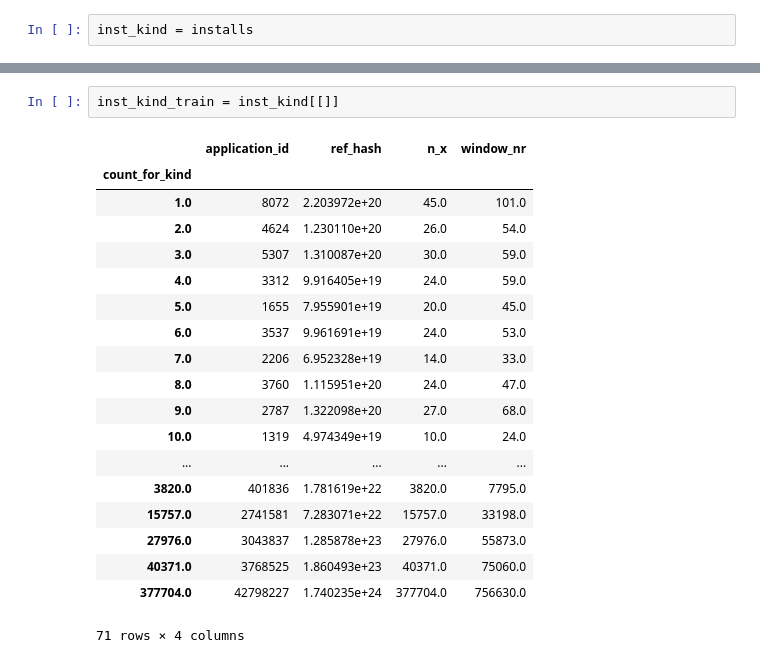
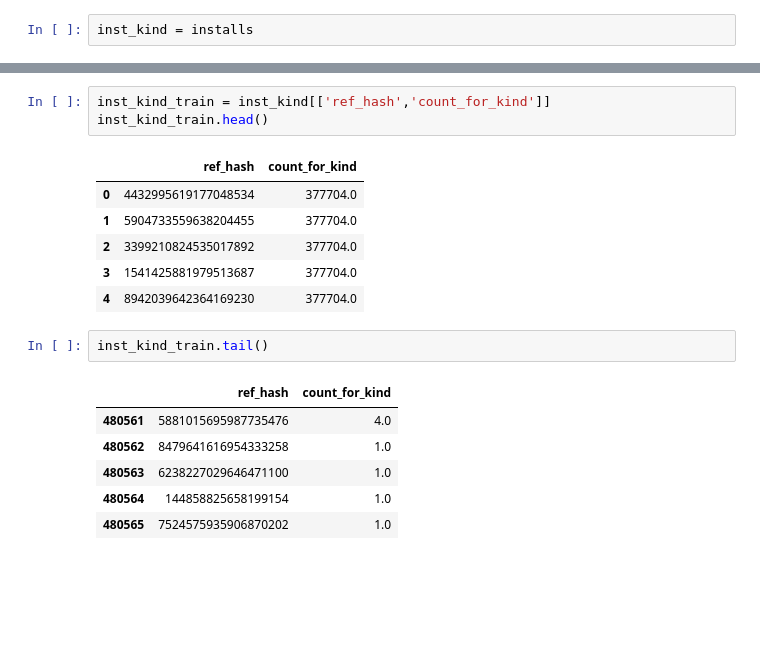
Before and after one commit to gatti2602/7506-datos, a Jupyter notebook: tp2/Lucas/xgboost-model-installs.ipynb, the cells around one changed output, grey strips where cells are left out. Saved outputs shown, nothing was run; the diff lists cells and outputs as text; blank space fills up the shorter version.

```diff
--- a/tp2/Lucas/xgboost-model-installs.ipynb
+++ b/tp2/Lucas/xgboost-model-installs.ipynb
@@ -361,24 +361,21 @@ inst_kind.head(2)
 | 0 | 2019-04-18 00:00:01.560 | 70 | 4432995619177048534 | False | False | unknown | unknown | ... |
 | 1 | 2019-04-18 00:00:01.851 | 70 | 5904733559638204455 | False | False | unknown | unknown | ... |
 # %%
-inst_kind_train = inst_kind[[]]
+inst_kind_train = inst_kind[['ref_hash','count_for_kind']]
+inst_kind_train.head()
 # %% [output]
-|  | application_id | ref_hash | n_x | window_nr |
-| count_for_kind |  |  |  |  |
-| 1.0 | 8072 | 2.203972e+20 | 45.0 | 101.0 |
-| 2.0 | 4624 | 1.230110e+20 | 26.0 | 54.0 |
-| 3.0 | 5307 | 1.310087e+20 | 30.0 | 59.0 |
-| 4.0 | 3312 | 9.916405e+19 | 24.0 | 59.0 |
-| 5.0 | 1655 | 7.955901e+19 | 20.0 | 45.0 |
-| 6.0 | 3537 | 9.961691e+19 | 24.0 | 53.0 |
-| 7.0 | 2206 | 6.952328e+19 | 14.0 | 33.0 |
-| 8.0 | 3760 | 1.115951e+20 | 24.0 | 47.0 |
-| 9.0 | 2787 | 1.322098e+20 | 27.0 | 68.0 |
-| 10.0 | 1319 | 4.974349e+19 | 10.0 | 24.0 |
-| ... | ... | ... | ... | ... |
-| 3820.0 | 401836 | 1.781619e+22 | 3820.0 | 7795.0 |
-| 15757.0 | 2741581 | 7.283071e+22 | 15757.0 | 33198.0 |
-| 27976.0 | 3043837 | 1.285878e+23 | 27976.0 | 55873.0 |
-| 40371.0 | 3768525 | 1.860493e+23 | 40371.0 | 75060.0 |
-| 377704.0 | 42798227 | 1.740235e+24 | 377704.0 | 756630.0 |
+|  | ref_hash | count_for_kind |
+| 0 | 4432995619177048534 | 377704.0 |
+| 1 | 5904733559638204455 | 377704.0 |
+| 2 | 3399210824535017892 | 377704.0 |
+| 3 | 1541425881979513687 | 377704.0 |
+| 4 | 8942039642364169230 | 377704.0 |
-71 rows × 4 columns
+# %%
+inst_kind_train.tail()
+# %% [output]
+|  | ref_hash | count_for_kind |
+| 480561 | 5881015695987735476 | 4.0 |
+| 480562 | 8479641616954333258 | 1.0 |
+| 480563 | 6238227029646471100 | 1.0 |
+| 480564 | 144858825658199154 | 1.0 |
+| 480565 | 7524575935906870202 | 1.0 |
```
Also changed, not shown: parts of 5 cells of this notebook, 1 other file.
